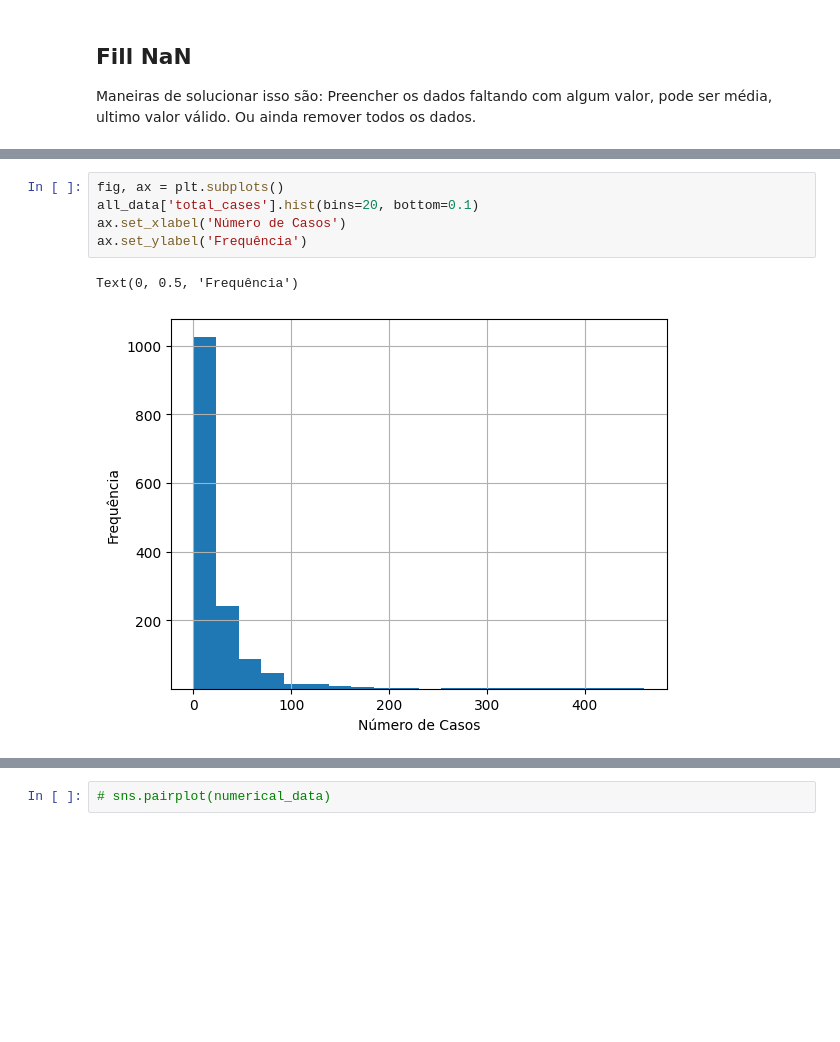
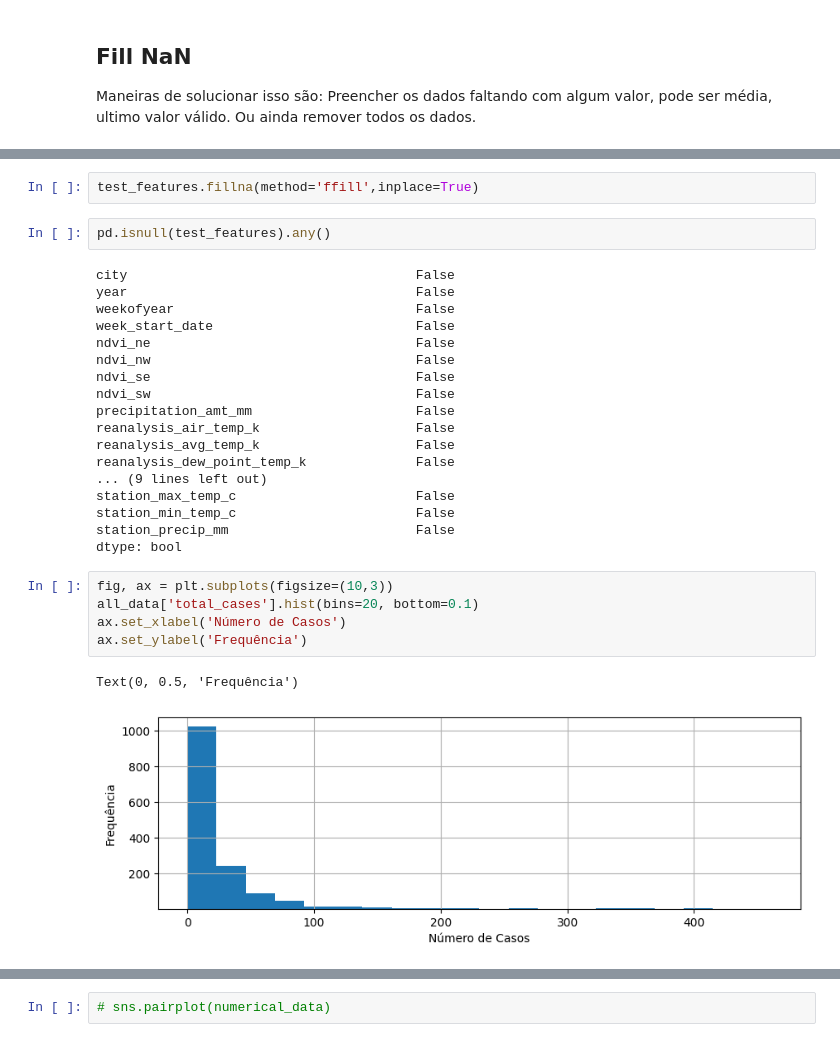
Before and after one commit to zibia-cunha/DengAI_Predicting_MachineLearnII, a Jupyter notebook: dengAI_project.ipynb, the cells around one changed output, grey strips where cells are left out. Saved outputs shown, nothing was run; the diff lists cells and outputs as text; blank space fills up the shorter version.

```diff
--- a/dengAI_project.ipynb
+++ b/dengAI_project.ipynb
@@ -169,8 +225,30 @@ all_data.fillna(method='ffill', inplace=True)
+# %%
+test_features.fillna(method='ffill',inplace=True)
+# %%
+pd.isnull(test_features).any()
+# %% [output]
+city                                     False
+year                                     False
+weekofyear                               False
+week_start_date                          False
+ndvi_ne                                  False
+ndvi_nw                                  False
+ndvi_se                                  False
+ndvi_sw                                  False
+precipitation_amt_mm                     False
+reanalysis_air_temp_k                    False
+reanalysis_avg_temp_k                    False
+reanalysis_dew_point_temp_k              False
+... (9 lines left out)
+station_max_temp_c                       False
+station_min_temp_c                       False
+station_precip_mm                        False
+dtype: bool
 # %%
-fig, ax = plt.subplots()
+fig, ax = plt.subplots(figsize=(10,3))
 all_data['total_cases'].hist(bins=20, bottom=0.1)
 ax.set_xlabel('Número de Casos')
 ax.set_ylabel('Frequência')
 # %% [output]
 Text(0, 0.5, 'Frequência')
-[figure, old version]
+[figure, new version]
```
Also changed, not shown: parts of 65 cells of this notebook, 1 other file.
